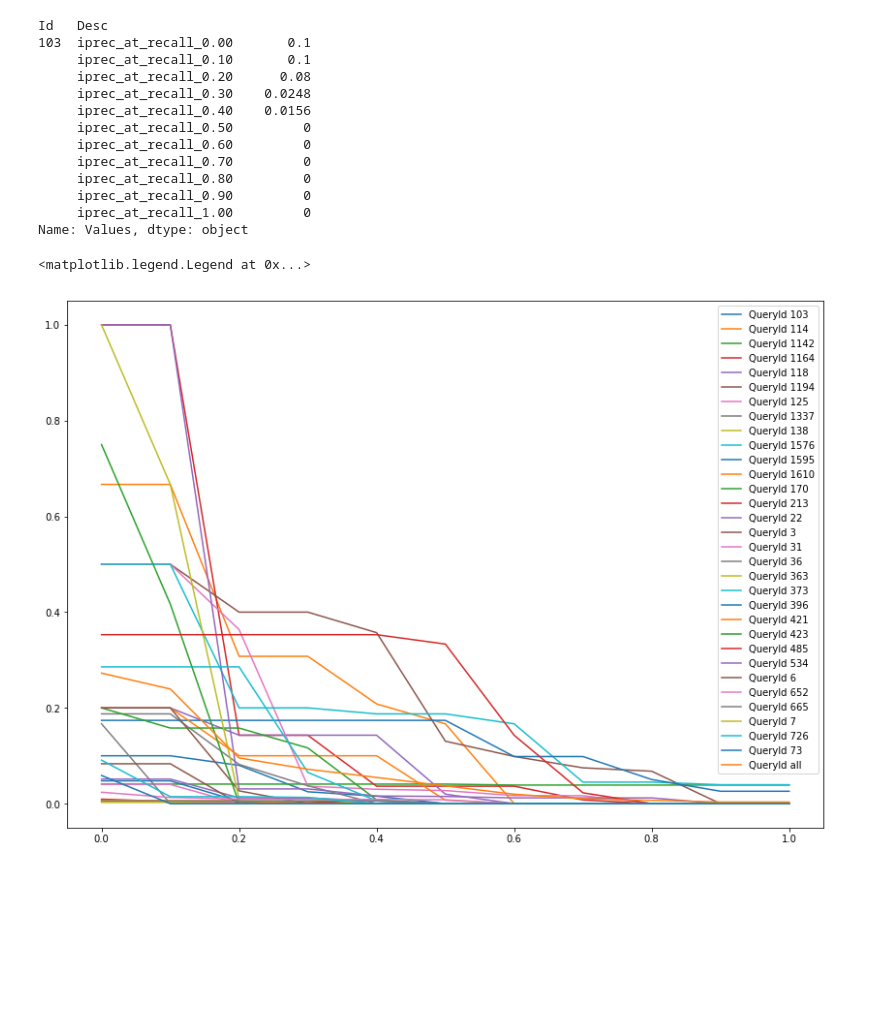
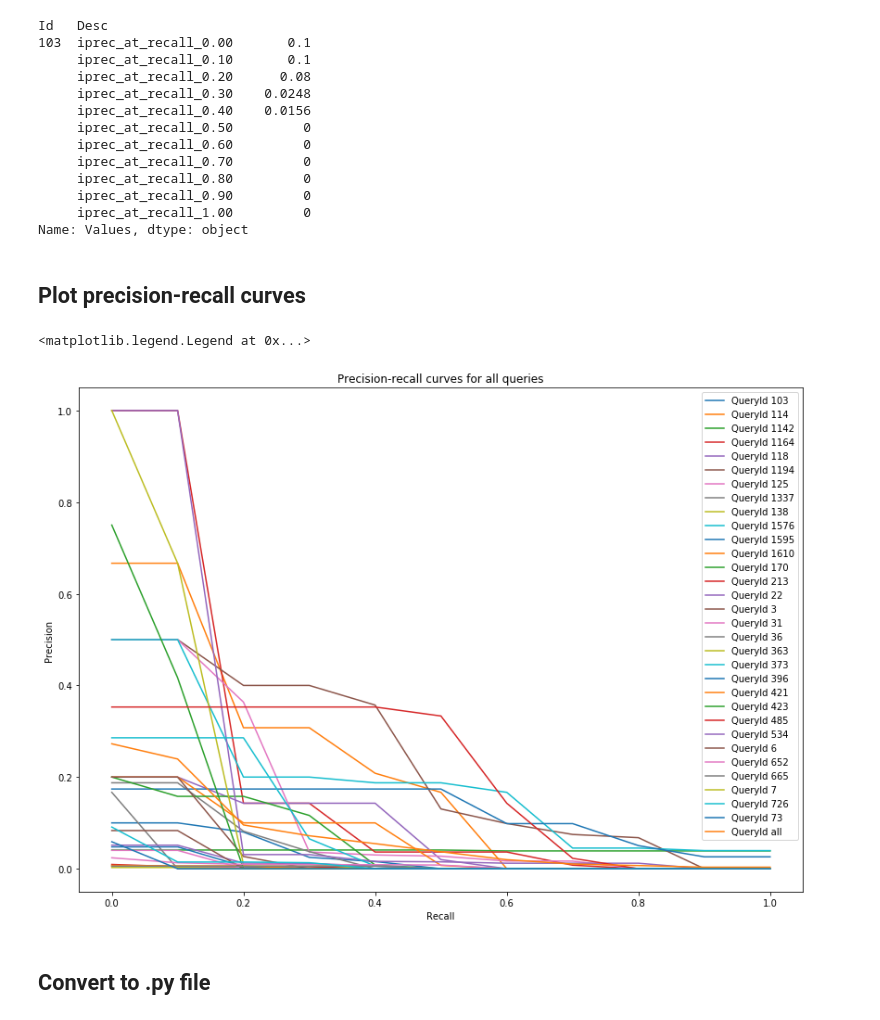
Before and after one commit to snovaisg/Ri-parse_trec_eval, a Jupyter notebook: parsingTrec.ipynb, the cells around one changed output. Cells and saved outputs as stored; diff of their text form; code cells hidden in the pictures; blank space fills up the shorter version.

```diff
--- a/parsingTrec.ipynb
+++ b/parsingTrec.ipynb
@@ -38,18 +45,25 @@ Id   Desc
      iprec_at_recall_0.90         0
      iprec_at_recall_1.00         0
 Name: Values, dtype: object
+# %% [markdown]
+## Plot precision-recall curves
 # %%
 # get all the query Ids that exist in our dataframe
 QueryIds = df.index.levels[0]
-plt.figure(1, figsize=(14,10))
+ax = plt.figure(1, figsize=(14,10))
 #plot the precision-recall curve for the first n ids
 for query in range(len(QueryIds)):
     x = recall_order
     y = df.loc[idx[QueryIds[query],iprec_at_recallN], 'Values'].values
     plt.plot(x,y,label="QueryId {}".format(QueryIds[query]))
+plt.title("Precision-recall curves for all queries",)
+plt.xlabel("Recall")
+plt.ylabel("Precision")
 plt.legend()
 # %% [output]
 <matplotlib.legend.Legend at 0x...>
-[figure, old version]
+[figure, new version]
+# %% [markdown]
+## Convert to .py file
 # %%
 #convert a python notebook script to a python script
```
Also changed, not shown: parts of 5 cells of this notebook.
